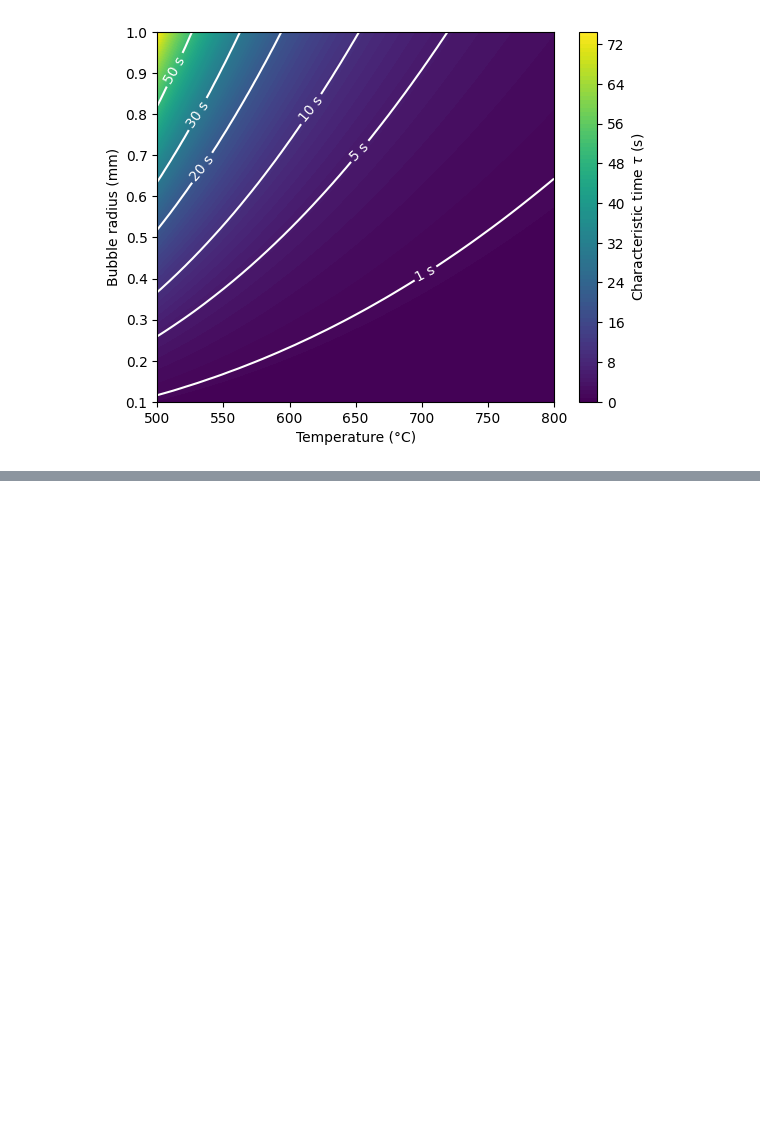
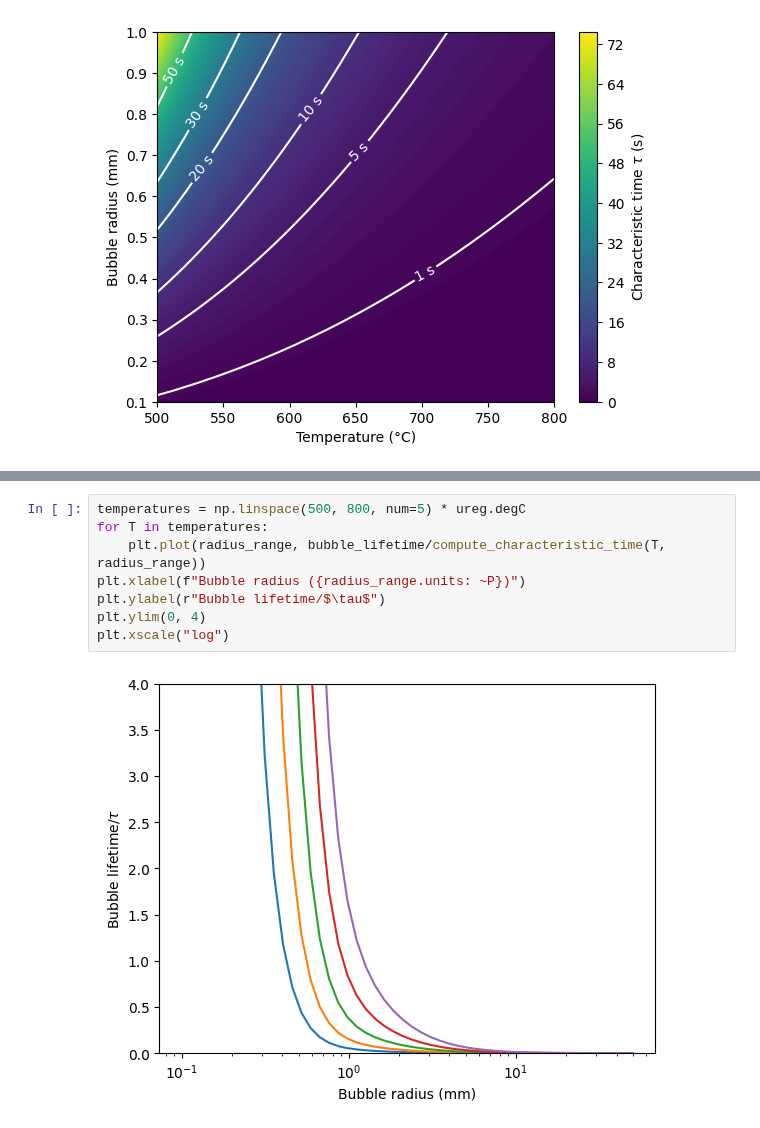
Before and after one commit to LIBRA-project/BABY-100-mL-runs, a Jupyter notebook: sparging.ipynb, the cells around one changed output, grey strips where cells are left out. Cells and saved outputs as stored; diff of their text form; blank space fills up the shorter version.

```diff
--- a/sparging.ipynb
+++ b/sparging.ipynb
@@ -313,0 +398,10 @@ cbar = fig.colorbar(cs, label=r"Characteristic time $\tau$ (s)")
+# %%
+temperatures = np.linspace(500, 800, num=5) * ureg.degC
+for T in temperatures:
+    plt.plot(radius_range, bubble_lifetime/compute_characteristic_time(T, radius_range))
+plt.xlabel(f"Bubble radius ({radius_range.units: ~P})")
+plt.ylabel(r"Bubble lifetime/$\tau$")
+plt.ylim(0, 4)
+plt.xscale("log")
+# %% [output]
+[figure, added]
```
Also changed, not shown: parts of 11 cells of this notebook.
